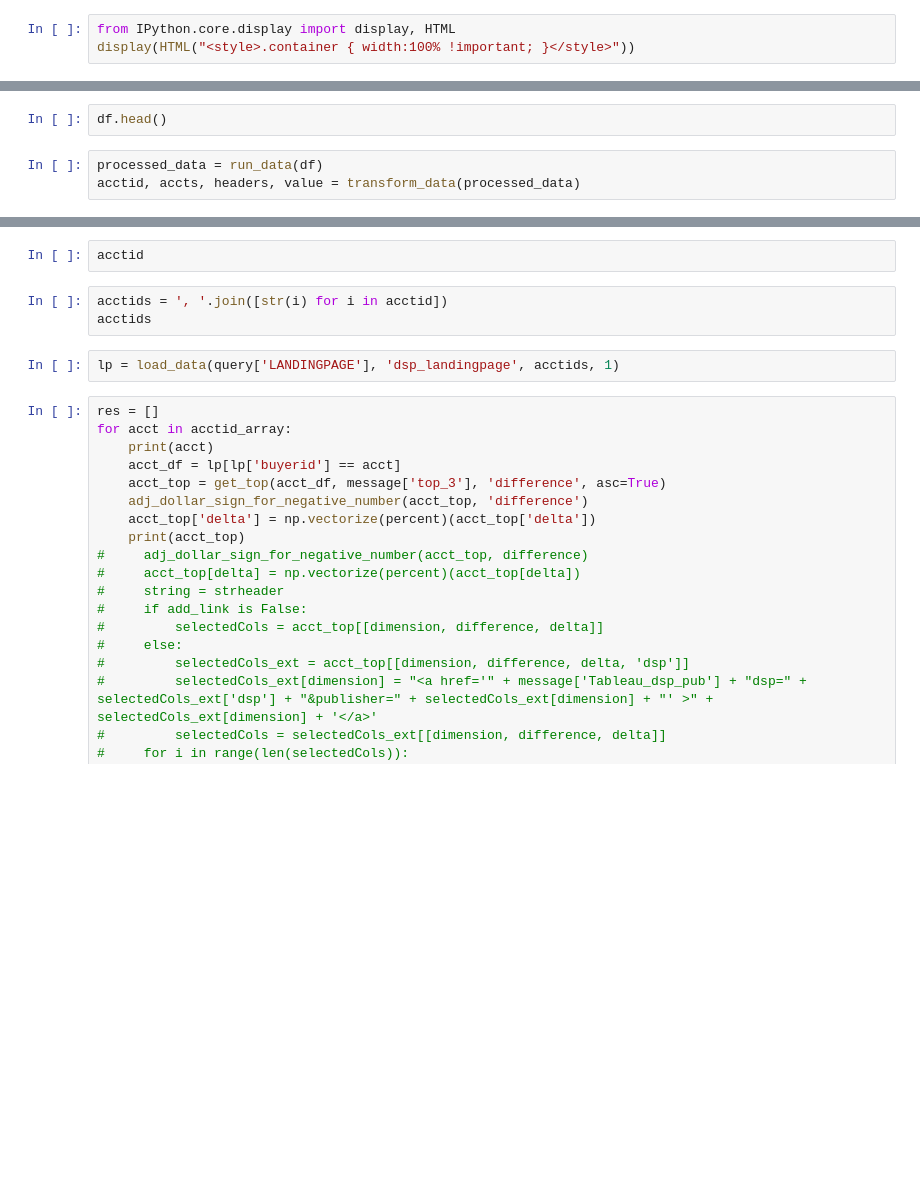
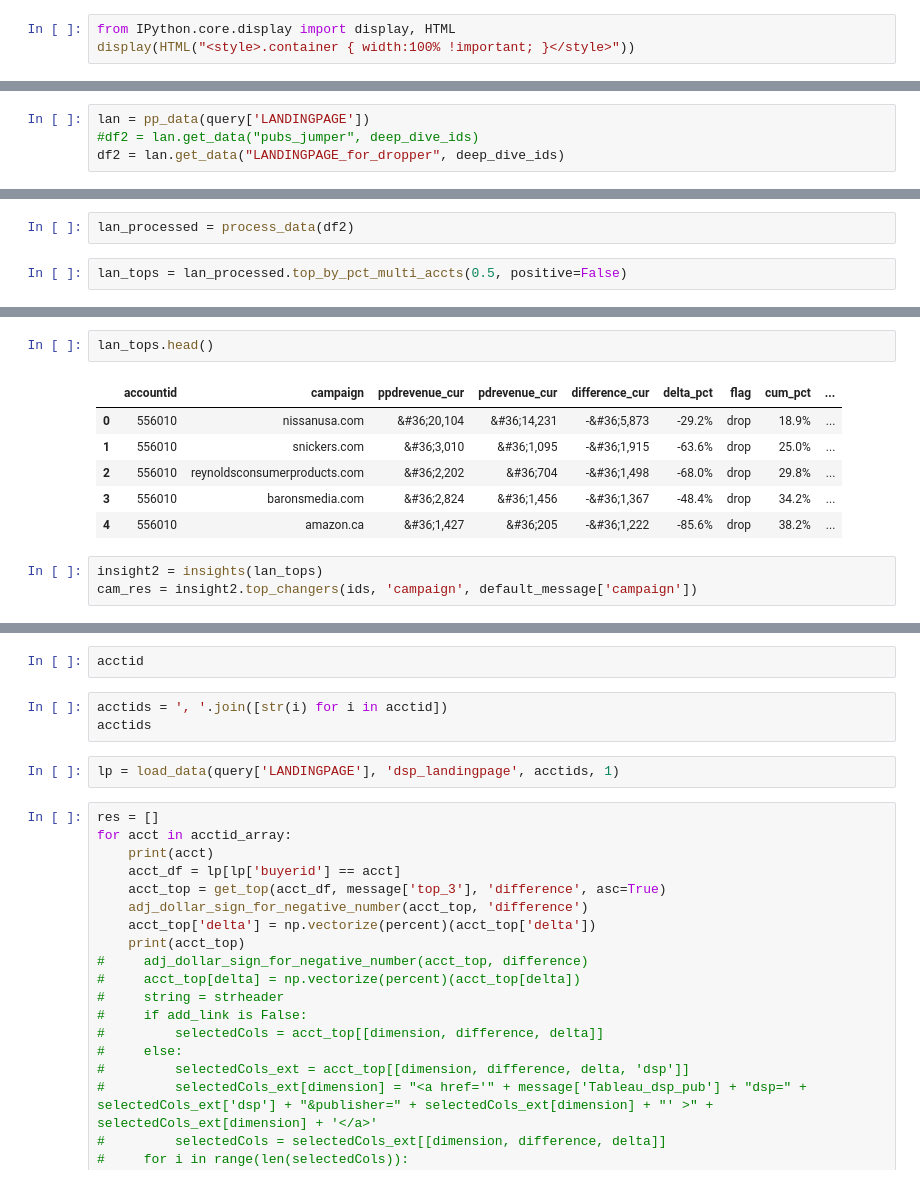
Before and after one commit to xiaomaosusie/alerting, a Jupyter notebook: Alerting.ipynb, the cells around one changed output, grey strips where cells are left out. Cells and saved outputs as stored; diff of their text form; blank space fills up the shorter version.

```diff
--- a/Alerting.ipynb
+++ b/Alerting.ipynb
@@ -25,0 +102,4 @@ df = pd.read_pickle('dsp_kpi_20170629.pkl')
+# %%
+lan = pp_data(query['LANDINGPAGE'])
+#df2 = lan.get_data("pubs_jumper", deep_dive_ids)
+df2 = lan.get_data("LANDINGPAGE_for_dropper", deep_dive_ids)
@@ -25,0 +108,4 @@ df = pd.read_pickle('dsp_kpi_20170629.pkl')
+# %%
+lan_processed = process_data(df2)
+# %%
+lan_tops = lan_processed.top_by_pct_multi_accts(0.5, positive=False)
@@ -26,5 +123,12 @@ df = pd.read_pickle('dsp_kpi_20170629.pkl')
 # %%
-df.head()
+lan_tops.head()
+# %% [output]
+|  | accountid | campaign | ppdrevenue_cur | pdrevenue_cur | difference_cur | delta_pct | flag | cum_pct | ... |
+| 0 | 556010 | nissanusa.com | &#36;20,104 | &#36;14,231 | -&#36;5,873 | -29.2% | drop | 18.9% | ... |
+| 1 | 556010 | snickers.com | &#36;3,010 | &#36;1,095 | -&#36;1,915 | -63.6% | drop | 25.0% | ... |
+| 2 | 556010 | reynoldsconsumerproducts.com | &#36;2,202 | &#36;704 | -&#36;1,498 | -68.0% | drop | 29.8% | ... |
+| 3 | 556010 | baronsmedia.com | &#36;2,824 | &#36;1,456 | -&#36;1,367 | -48.4% | drop | 34.2% | ... |
+| 4 | 556010 | amazon.ca | &#36;1,427 | &#36;205 | -&#36;1,222 | -85.6% | drop | 38.2% | ... |
-# %%
-processed_data = run_data(df)
-acctid, accts, headers, value = transform_data(processed_data)
+# %%
+insight2 = insights(lan_tops)
+cam_res = insight2.top_changers(ids, 'campaign', default_message['campaign'])
```
Also changed, not shown: parts of 30 cells of this notebook, 36 other files.
